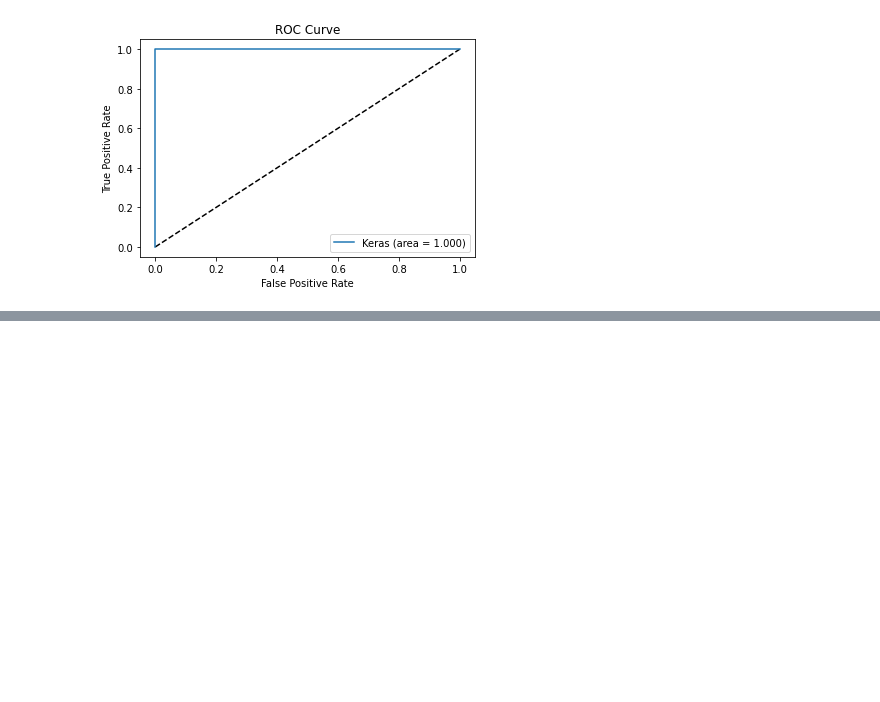
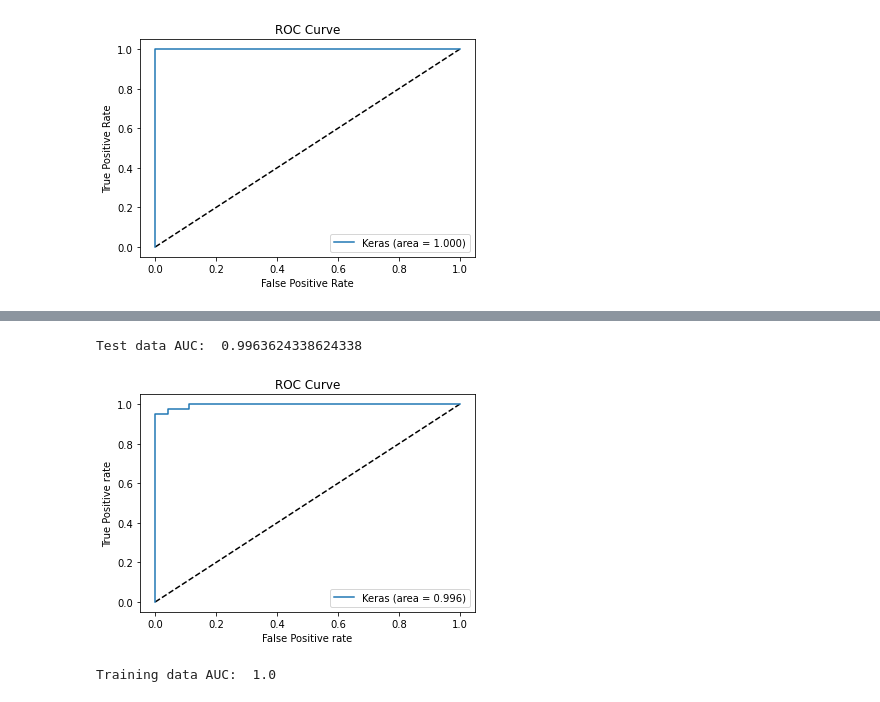
Before and after one commit to alessnarciso/ml-cancer-detection, a Jupyter notebook: CancerDetection.ipynb, the cells around one changed output, grey strips where cells are left out. Cells and saved outputs as stored; diff of their text form; code cells hidden in the pictures; blank space fills up the shorter version.

```diff
--- a/CancerDetection.ipynb
+++ b/CancerDetection.ipynb
@@ -458,0 +568,38 @@ We can also try adding more advanced techniques to optimize the model such as re
+# %%
+from sklearn.metrics import roc_curve
+from sklearn.metrics import auc
+
+y_test_pred = model.predict(x_test)
+fpr_keras, tpr_keras, thresholds_keras = roc_curve(y_test, y_test_pred)
+
+auc_keras = auc(fpr_keras, tpr_keras)
+print('Test data AUC: ', auc_keras)
+# %% [output]
+Test data AUC:  0.9963624338624338
+# %%
+#test ROC AUC curve
+plt.figure(1)
+plt.plot([0, 1], [0, 1], 'k--')
+plt.plot(fpr_keras, tpr_keras, label='Keras (area = {:.3f})'.format(auc_keras))
+
+plt.xlabel('False Positive rate')
+plt.ylabel('True Positive rate')
+plt.title('ROC Curve')
+
+plt.legend(loc = 'best')
+plt.show()
+# %% [output]
+[figure, added]
+# %%
+from sklearn.metrics import roc_curve
+from sklearn.metrics import auc
+
+#training ROC AUC curve
+y_train_pred = model.predict_proba(x_train)
+fpr_keras, tpr_keras, thresholds_keras = roc_curve(y_train,y_train_pred)
+
+auc_keras = auc(fpr_keras, tpr_keras)
+
+print('Training data AUC: ', auc_keras)
+# %% [output]
+Training data AUC:  1.0
```
Also changed, not shown: parts of 21 cells of this notebook.
